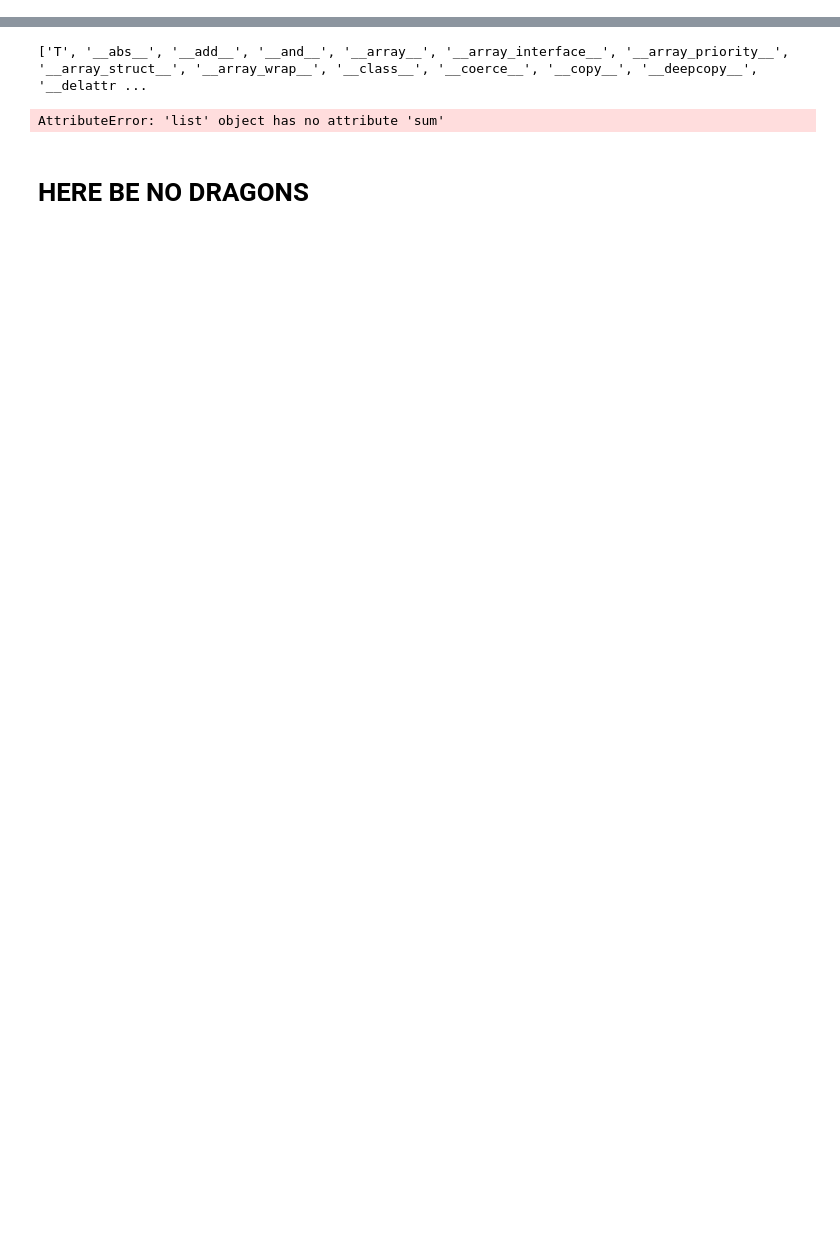
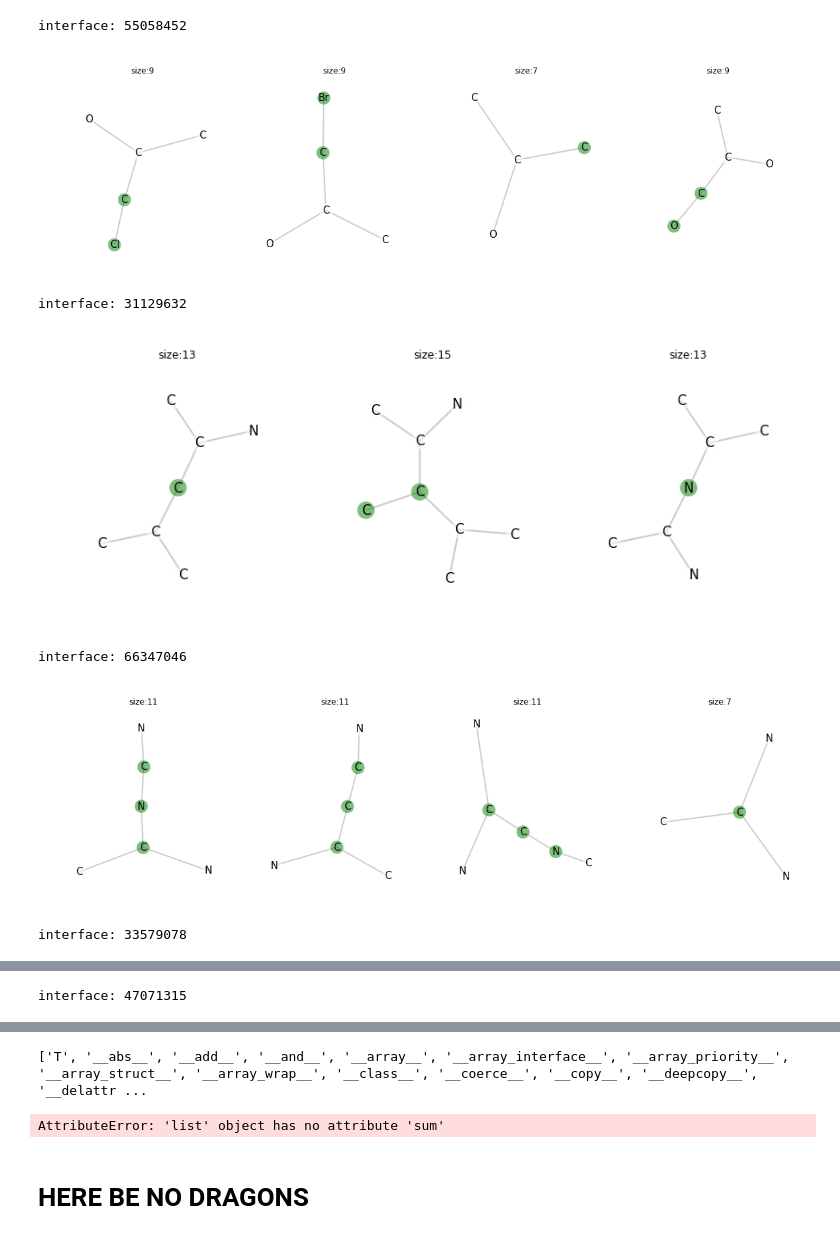
Before and after one commit to fabriziocosta/GraphLearn, a Jupyter notebook: example/Example.ipynb, the cells around one changed output, grey strips where cells are left out. Saved outputs shown, nothing was run; the diff lists cells and outputs as text; code cells hidden in the pictures; blank space fills up the shorter version.

```diff
--- a/example/Example.ipynb
+++ b/example/Example.ipynb
@@ -125,0 +74,38 @@ configure_logging(getLogger('root'),verbosity=1)
+# %%
+%%time
+'''
+second is reading a grammar and training an estimator
+'''
+import sys
+sys.path.append('..')
+import os
+os.nice(20)
+%matplotlib inline
+import graphlearn.utils.draw as myutils
+import graphlearn.graphlearn as gl
+from eden.converter.graph.gspan import gspan_to_eden
+import itertools
+gr = gspan_to_eden( 'bursi.pos.gspan' )
+
+
+# we just learn a grammar from 50 graphs..
+gr = itertools.islice(gr,500)
+sampler=gl.GraphLearnSampler(radius_list=[0,1],thickness_list=[1,2])
+#sampler=sampler.load('tmp/demo.ge')
+sampler.fit(gr,n_jobs=-1)
+
+# we look at the estimator and  draw 5 interfaces with their associated cores
+#print sampler.estimator
+sampler.save('tmp/demo.ge')
+myutils.draw_grammar(sampler.local_substitutable_graph_grammar.grammar,n_productions=5,
+                     n_graphs_per_line=n_graphs_per_line, size=5,
+                     colormap='ocean', invert_colormap=True,
+                     vertex_alpha=0.5, edge_alpha=0.2, node_size=380)
+# %% [output]
+interface: 55058452
+[figure, added]
+interface: 31129632
+[figure, added]
+interface: 66347046
+[figure, added]
+interface: 33579078
@@ -125,0 +113 @@ configure_logging(getLogger('root'),verbosity=1)
+interface: 47071315
```
Also changed, not shown: parts of 9 cells of this notebook, 6 other files.
